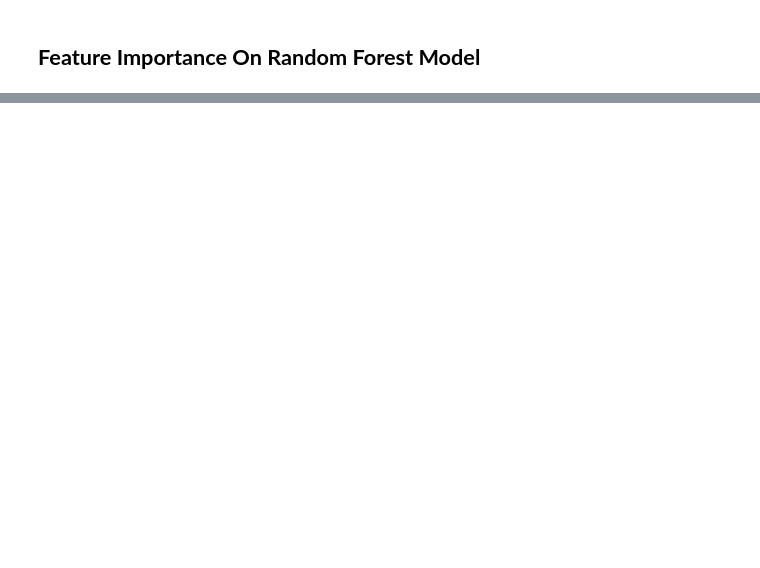
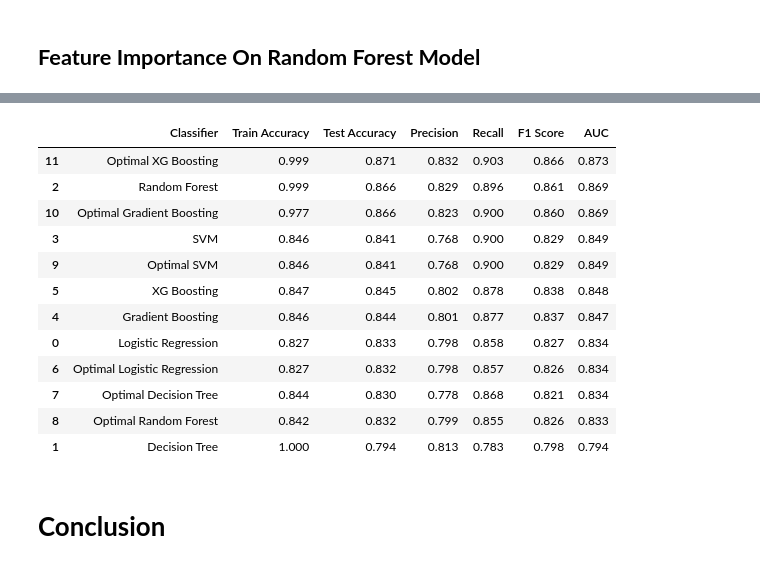
Before and after one commit to roysoni24/Credit-Card-Default-Prediction, a Jupyter notebook: Copy_of_Credit_Card_Default_Prediction_Capstone_Project.ipynb, the cells around one changed output, grey strips where cells are left out. Drawn from its saved outputs; the diff is of its cells as text; code cells hidden in the pictures; blank space fills up the shorter version.

```diff
--- a/Copy_of_Credit_Card_Default_Prediction_Capstone_Project.ipynb
+++ b/Copy_of_Credit_Card_Default_Prediction_Capstone_Project.ipynb
@@ -968,0 +1593,26 @@ plt.legend(["Logistic", "Decision Tree", "Random Forest", "SVM", "GB Boost" "XG
+# %%
+grid_compare_df = pd.DataFrame({'Classifier':grid_classifiers, 'Train Accuracy': grid_train_accuracy, 'Test Accuracy': grid_test_accuracy, 'Precision': grid_precision_score, 'Recall':grid_recall_score, 'F1 Score':grid_f1_score, 'AUC':grid_auc_score })
+# %%
+all_comparision_df = pd.concat([compare_df, grid_compare_df]).reset_index()
+# %%
+all_comparision_df.drop('index', axis=1, inplace=True)
+# %%
+all_comparision_df.sort_values('AUC', axis=0, ascending=False, inplace=True)
+# %%
+all_comparision_df
+# %% [output]
+|  | Classifier | Train Accuracy | Test Accuracy | Precision | Recall | F1 Score | AUC |
+| 11 | Optimal XG Boosting | 0.999 | 0.871 | 0.832 | 0.903 | 0.866 | 0.873 |
+| 2 | Random Forest | 0.999 | 0.866 | 0.829 | 0.896 | 0.861 | 0.869 |
+| 10 | Optimal Gradient Boosting | 0.977 | 0.866 | 0.823 | 0.900 | 0.860 | 0.869 |
+| 3 | SVM | 0.846 | 0.841 | 0.768 | 0.900 | 0.829 | 0.849 |
+| 9 | Optimal SVM | 0.846 | 0.841 | 0.768 | 0.900 | 0.829 | 0.849 |
+| 5 | XG Boosting | 0.847 | 0.845 | 0.802 | 0.878 | 0.838 | 0.848 |
+| 4 | Gradient Boosting | 0.846 | 0.844 | 0.801 | 0.877 | 0.837 | 0.847 |
+| 0 | Logistic Regression | 0.827 | 0.833 | 0.798 | 0.858 | 0.827 | 0.834 |
+| 6 | Optimal Logistic Regression | 0.827 | 0.832 | 0.798 | 0.857 | 0.826 | 0.834 |
+| 7 | Optimal Decision Tree | 0.844 | 0.830 | 0.778 | 0.868 | 0.821 | 0.834 |
+| 8 | Optimal Random Forest | 0.842 | 0.832 | 0.799 | 0.855 | 0.826 | 0.833 |
+| 1 | Decision Tree | 1.000 | 0.794 | 0.813 | 0.783 | 0.798 | 0.794 |
+# %% [markdown]
+# **Conclusion**
```
Also changed, not shown: parts of 93 cells of this notebook.
